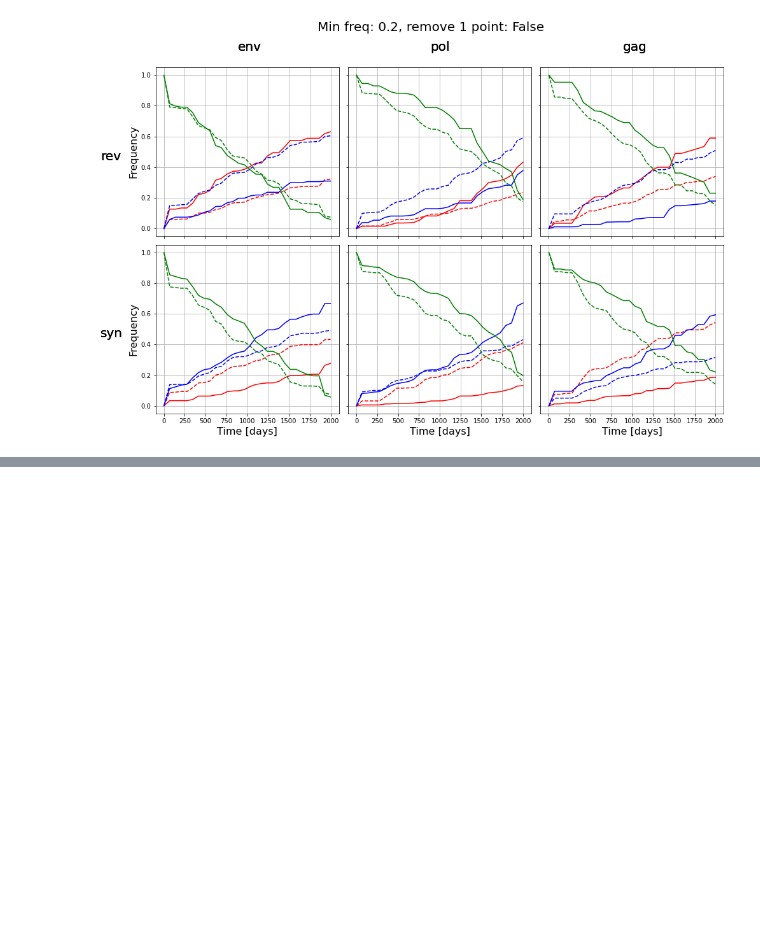
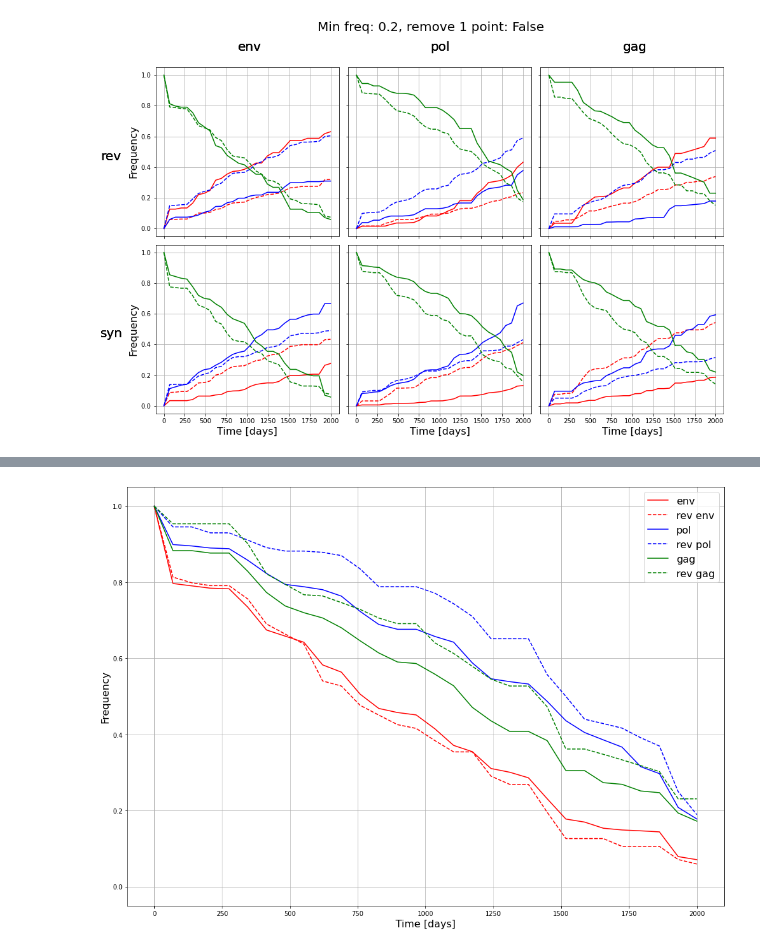
Before and after one commit to neherlab/HIVEVO_recombination, a Jupyter notebook: notebooks/paper_draft/mean_activity_plots.ipynb, the cells around one changed output, grey strips where cells are left out. Cells and saved outputs as stored; diff of their text form; code cells hidden in the pictures; blank space fills up the shorter version.

```diff
--- a/notebooks/paper_draft/mean_activity_plots.ipynb
+++ b/notebooks/paper_draft/mean_activity_plots.ipynb
@@ -104,0 +141,8 @@ for remove_one_point in remove_one_points:
+# %%
+min_freq = 0.2
+trajectories = make_trajectory_dict()
+time_bins, activities = make_activity_dict(min_freq)
+
+plot_activity(time_bins, activities, savefig="Mean_activity")
+# %% [output]
+[figure, added]
```
Also changed, not shown: parts of 5 cells of this notebook, 3 other files.
